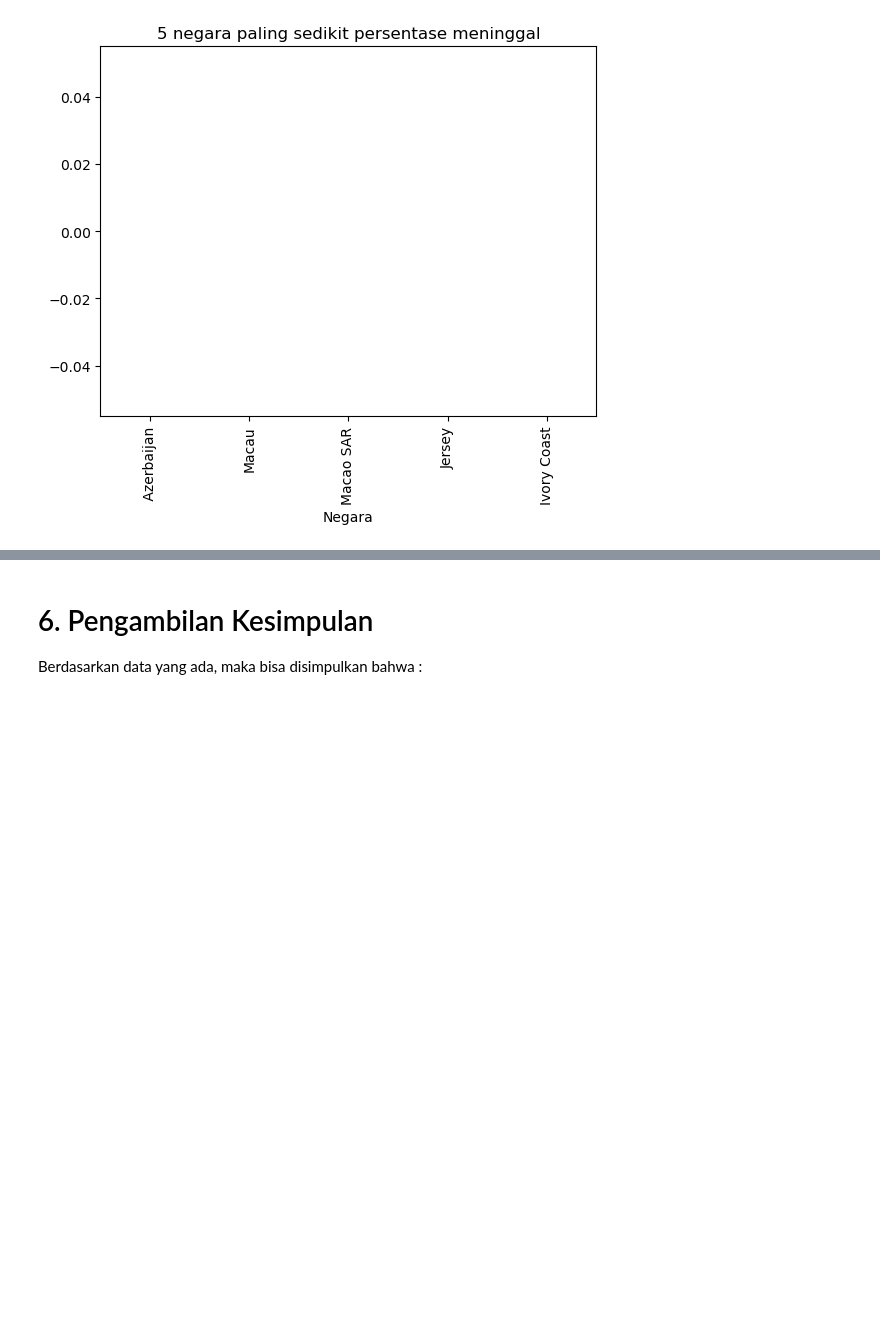
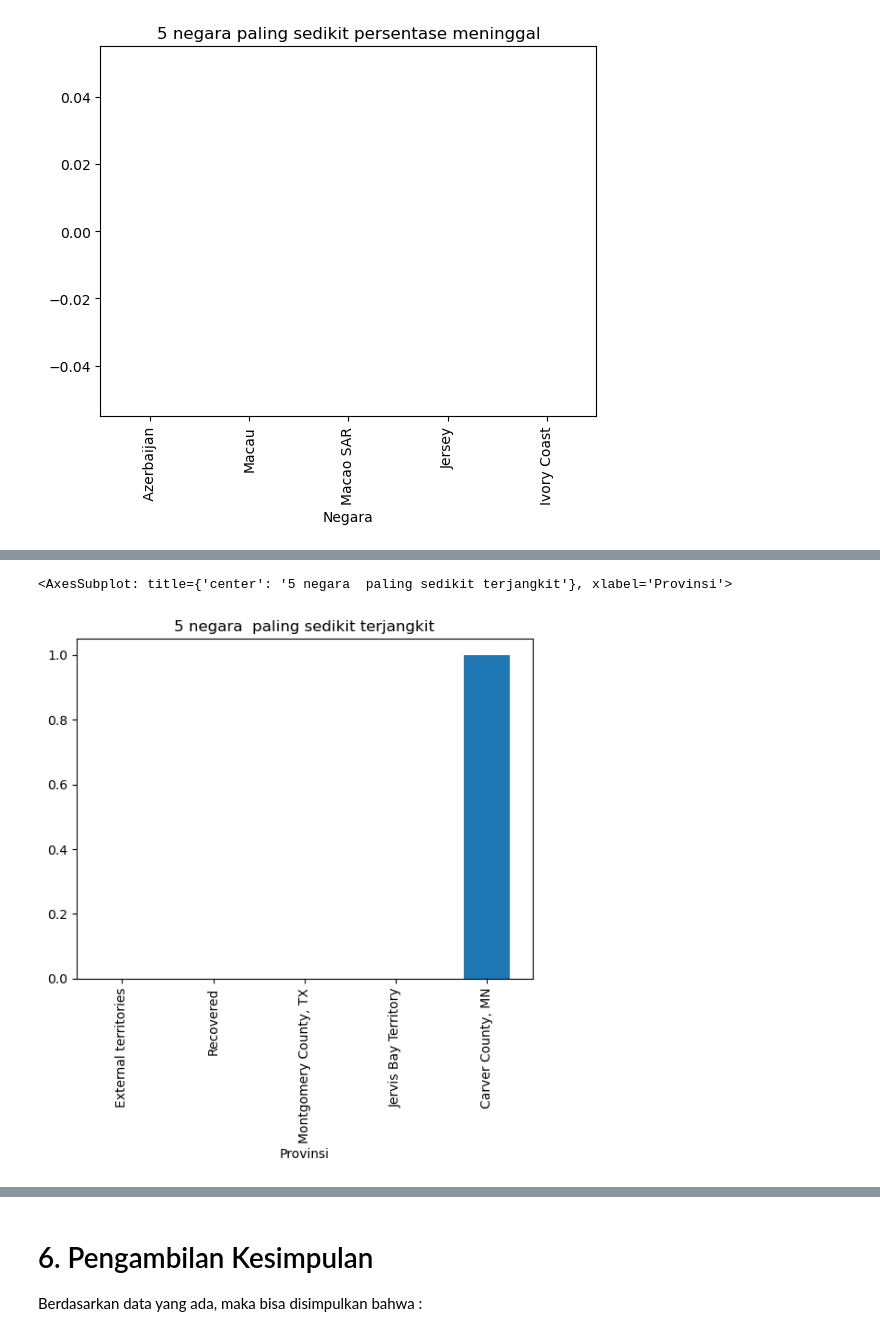
Before and after one commit to faizkurniawan322/Hacktiv8, a Jupyter notebook: phase0/Week1/h8dsft_P0W1_faiz_kurniawan.ipynb, the cells around one changed output, grey strips where cells are left out. Saved outputs shown, nothing was run; the diff lists cells and outputs as text; code cells hidden in the pictures; blank space fills up the shorter version.

```diff
--- a/phase0/Week1/h8dsft_P0W1_faiz_kurniawan.ipynb
+++ b/phase0/Week1/h8dsft_P0W1_faiz_kurniawan.ipynb
@@ -420,0 +446,4 @@ lowest_country_percentage['Persen'].plot(title='5 negara paling sedikit persenta
+# %%
+# Pembuatan variabel baru yang menampilkan 5 provinsi dengan jumlah korban terjangkit terkecil
+lowest_province_confirmed = province.sort_values(['Terjangkit'], ascending=True).head()
+lowest_province_confirmed['Terjangkit']
@@ -420,0 +512,6 @@ lowest_country_percentage['Persen'].plot(title='5 negara paling sedikit persenta
+# %%
+# Visualisasi 5 provinsi dengan jumlah korban terjangkit terkecil
+lowest_province_confirmed['Terjangkit'].plot(title= '5 negara  paling sedikit terjangkit', kind='bar')
+# %% [output]
+<AxesSubplot: title={'center': '5 negara  paling sedikit terjangkit'}, xlabel='Provinsi'>
+[figure, added]
```
Also changed, not shown: parts of 36 cells of this notebook.
